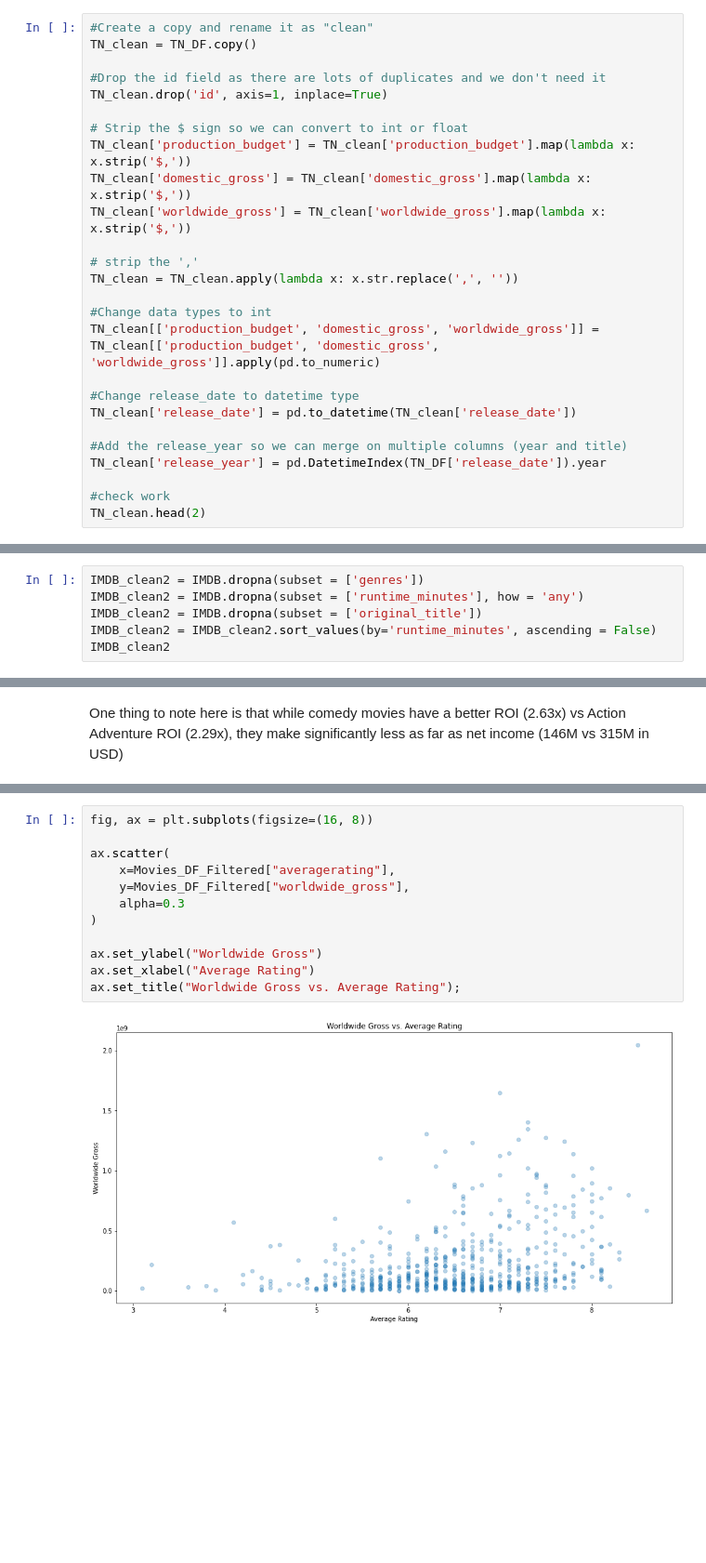
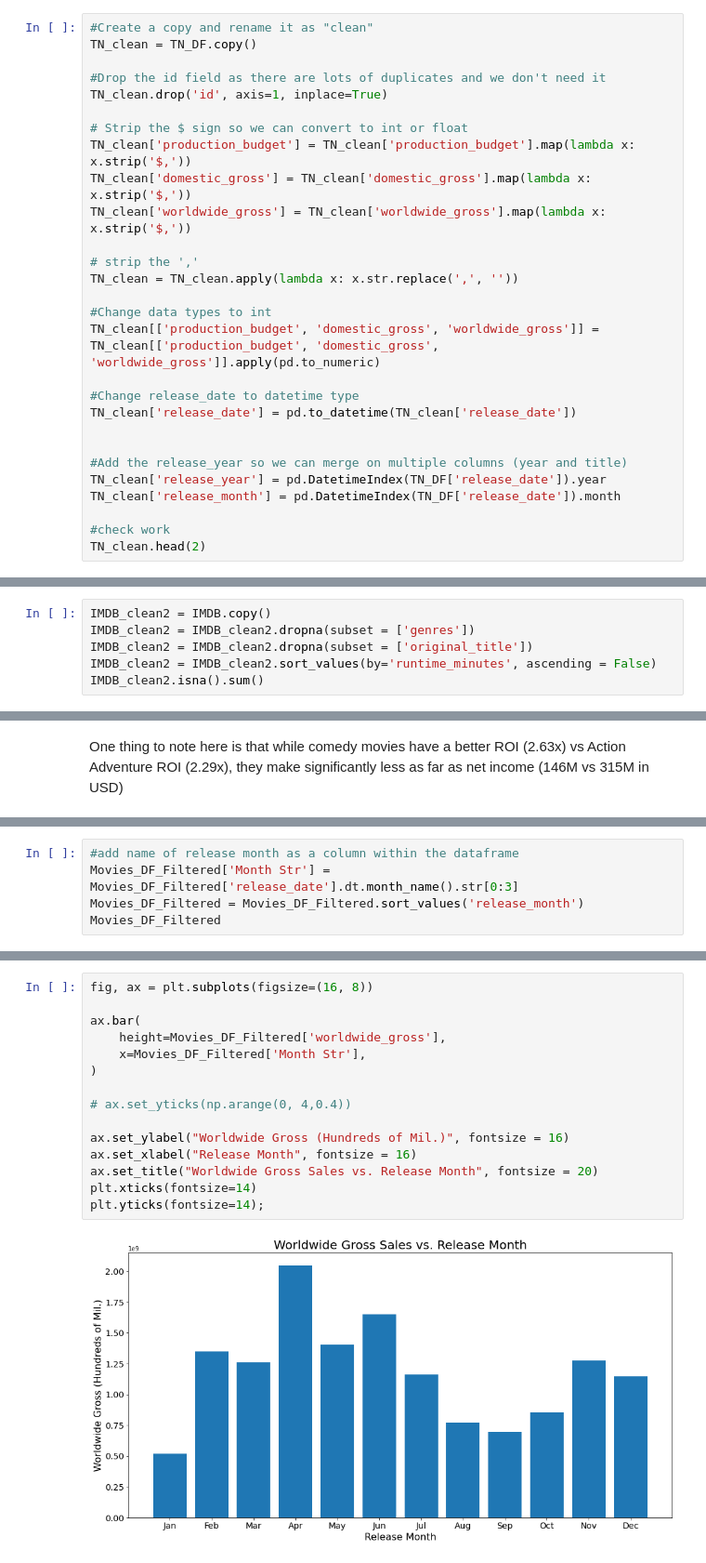
Before and after one commit to alecmills/phase-1-GroupProject, a Jupyter notebook: student.ipynb, the cells around one changed output, grey strips where cells are left out. Shown: that part at 93% size. Drawn from its saved outputs; the diff is of its cells as text; blank space fills up the shorter version.

```diff
--- a/student.ipynb
+++ b/student.ipynb
@@ -389,8 +389,10 @@ TN_clean[['production_budget', 'domestic_gross', 'worldwide_gross']] = TN_clean[
 #Change release_date to datetime type
 TN_clean['release_date'] = pd.to_datetime(TN_clean['release_date'])
 
+
 #Add the release_year so we can merge on multiple columns (year and title)
 TN_clean['release_year'] = pd.DatetimeIndex(TN_DF['release_date']).year
+TN_clean['release_month'] = pd.DatetimeIndex(TN_DF['release_date']).month
 
 #check work
 TN_clean.head(2)
@@ -458,6 +461,6 @@ Next, we are cleaning the IMDB table to remove "N/A" or "Null" values from the "
 # %%
-IMDB_clean2 = IMDB.dropna(subset = ['genres'])
-IMDB_clean2 = IMDB.dropna(subset = ['runtime_minutes'], how = 'any')
-IMDB_clean2 = IMDB.dropna(subset = ['original_title'])
+IMDB_clean2 = IMDB.copy()
+IMDB_clean2 = IMDB_clean2.dropna(subset = ['genres'])
+IMDB_clean2 = IMDB_clean2.dropna(subset = ['original_title'])
 IMDB_clean2 = IMDB_clean2.sort_values(by='runtime_minutes', ascending = False)
-IMDB_clean2
+IMDB_clean2.isna().sum()
@@ -794,0 +852,5 @@ Mean_DF
+# %%
+#add name of release month as a column within the dataframe
+Movies_DF_Filtered['Month Str'] = Movies_DF_Filtered['release_date'].dt.month_name().str[0:3]
+Movies_DF_Filtered = Movies_DF_Filtered.sort_values('release_month')
+Movies_DF_Filtered
@@ -821,14 +1006,17 @@ ax.set_title("Net Income vs Average Rating");
 # %%
 fig, ax = plt.subplots(figsize=(16, 8))
 
-ax.scatter(
-    x=Movies_DF_Filtered["averagerating"],
-    y=Movies_DF_Filtered["worldwide_gross"],
-    alpha=0.3
+ax.bar(
+    height=Movies_DF_Filtered['worldwide_gross'],
+    x=Movies_DF_Filtered['Month Str'],
 )
 
-ax.set_ylabel("Worldwide Gross")
-ax.set_xlabel("Average Rating")
-ax.set_title("Worldwide Gross vs. Average Rating");
+# ax.set_yticks(np.arange(0, 4,0.4))
+
+ax.set_ylabel("Worldwide Gross (Hundreds of Mil.)", fontsize = 16)
+ax.set_xlabel("Release Month", fontsize = 16)
+ax.set_title("Worldwide Gross Sales vs. Release Month", fontsize = 20)
+plt.xticks(fontsize=14)
+plt.yticks(fontsize=14);
 # %% [output]
-[figure, old version]
+[figure, new version]
```
Also changed, not shown: parts of 72 cells of this notebook.
